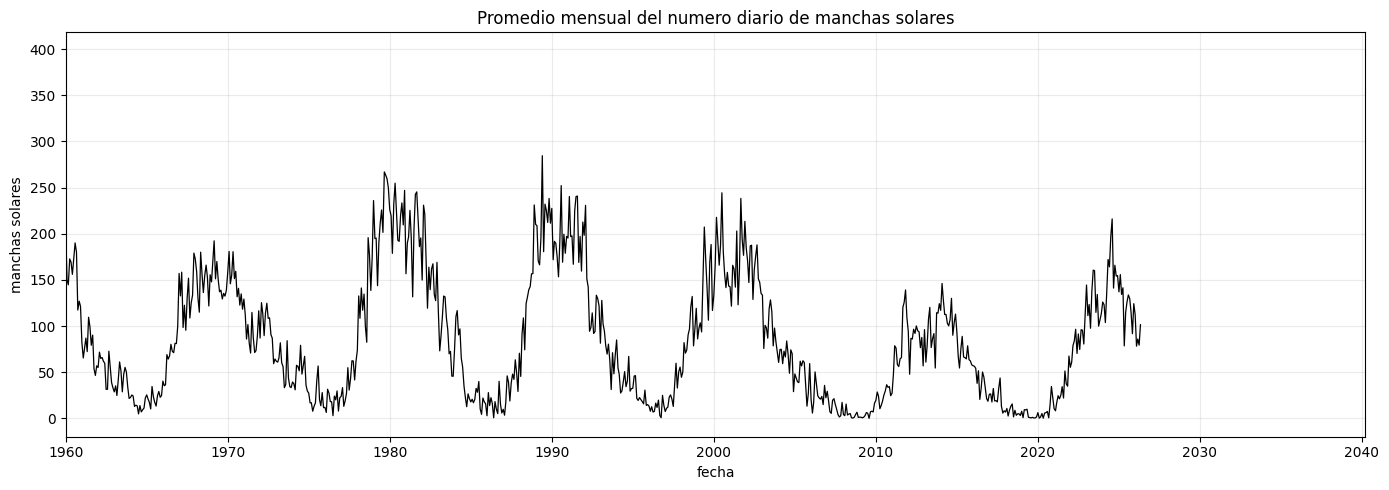
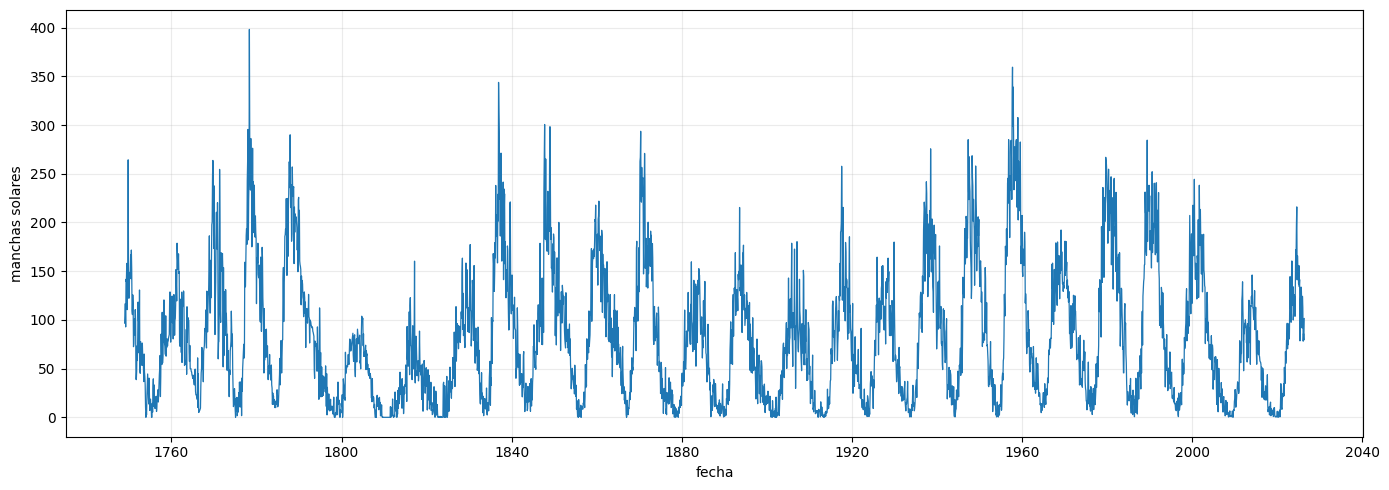
Unified diff of the notebook cell whose output changed from the first chart to the second:
--- before
+++ after
@@ -1,8 +1,6 @@
 fig, ax = plt.subplots(figsize=(14, 5))
-ax.plot(dates, y, color="black", linewidth=0.9)
-ax.set_title("Promedio mensual del numero diario de manchas solares")
+ax.plot(dates, y, linewidth=0.9)
 ax.set_xlabel("fecha")
 ax.set_ylabel("manchas solares")
-ax.set_xlim(left=pd.Timestamp("1960-01-01"))  # mostrar solo desde 1960
 fig.tight_layout()
 fig.savefig(FIG_DIR / "mensual-sunspot-plot.png", dpi=200, bbox_inches="tight")

Commit: fix errors in tests